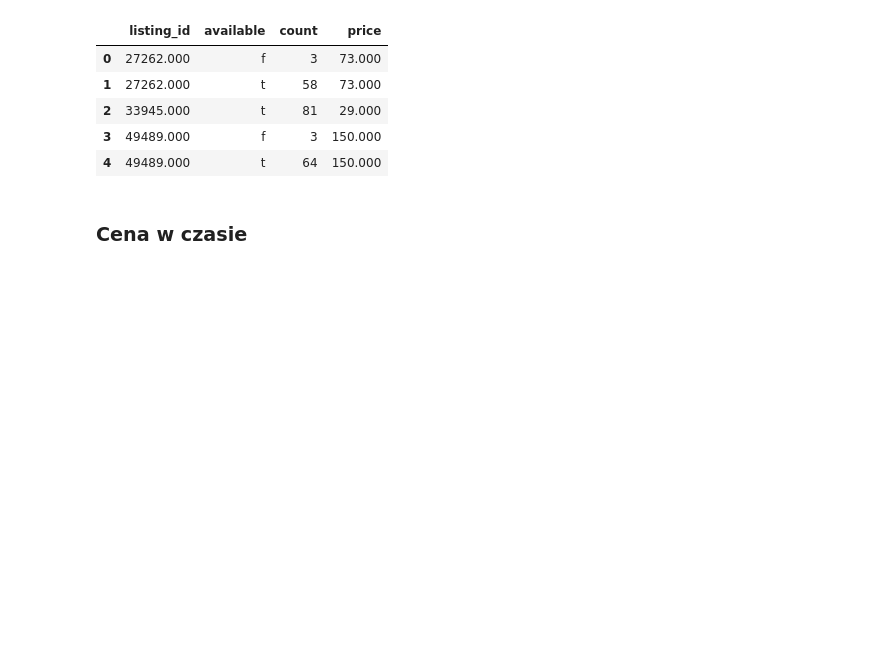
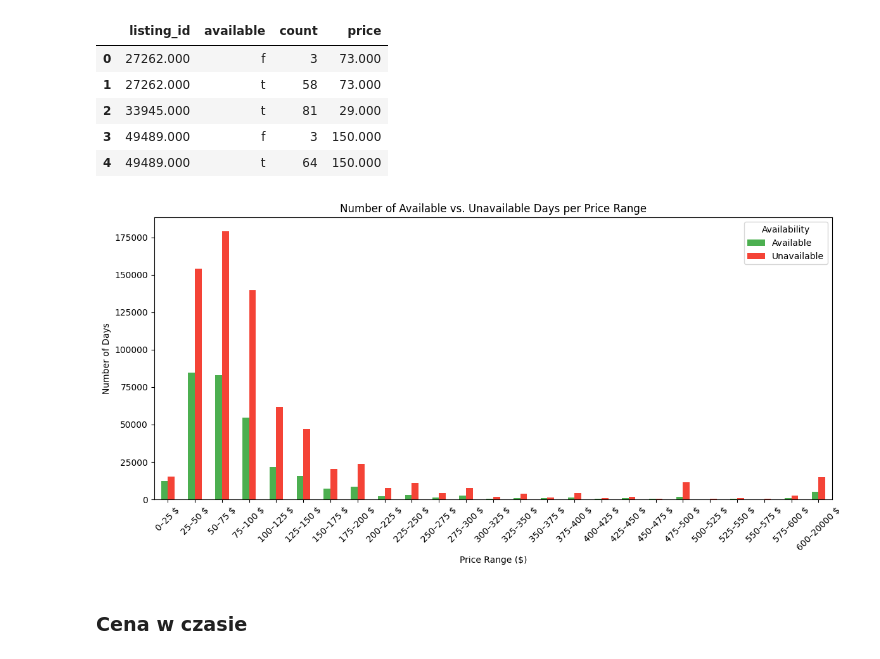
Before and after one commit to psiku/IUM-long-stay-insights, a Jupyter notebook: notebooks/data_v1_eda.ipynb, the cells around one changed output. Drawn from its saved outputs; the diff is of its cells as text; code cells hidden in the pictures; blank space fills up the shorter version.

```diff
--- a/notebooks/data_v1_eda.ipynb
+++ b/notebooks/data_v1_eda.ipynb
@@ -294,6 +294,26 @@ availability_counts.head()
 | 2 | 33945.000 | t | 81 | 29.000 |
 | 3 | 49489.000 | f | 3 | 150.000 |
 | 4 | 49489.000 | t | 64 | 150.000 |
+# %%
+merged_df = pd.merge(
+    availability_counts,
+    price_dist_df[['listing_id', 'price_box']],
+    on='listing_id',
+    how='left'
+)
+hist_data = merged_df.groupby(['price_box', 'available'])['count'].sum().unstack(fill_value=0)
+
+hist_data.plot(kind='bar', stacked=False, figsize=(12, 6), color=['#4CAF50', '#F44336'])
+
+plt.title('Number of Available vs. Unavailable Days per Price Range')
+plt.xlabel('Price Range ($)')
+plt.ylabel('Number of Days')
+plt.xticks(rotation=45)
+plt.legend(title='Availability', labels=['Available', 'Unavailable'])
+plt.tight_layout()
+plt.show()
+# %% [output]
+[figure, added]
 # %% [markdown]
 ### Cena w czasie
 # %%
```
Also changed, not shown: parts of 5 cells of this notebook.
